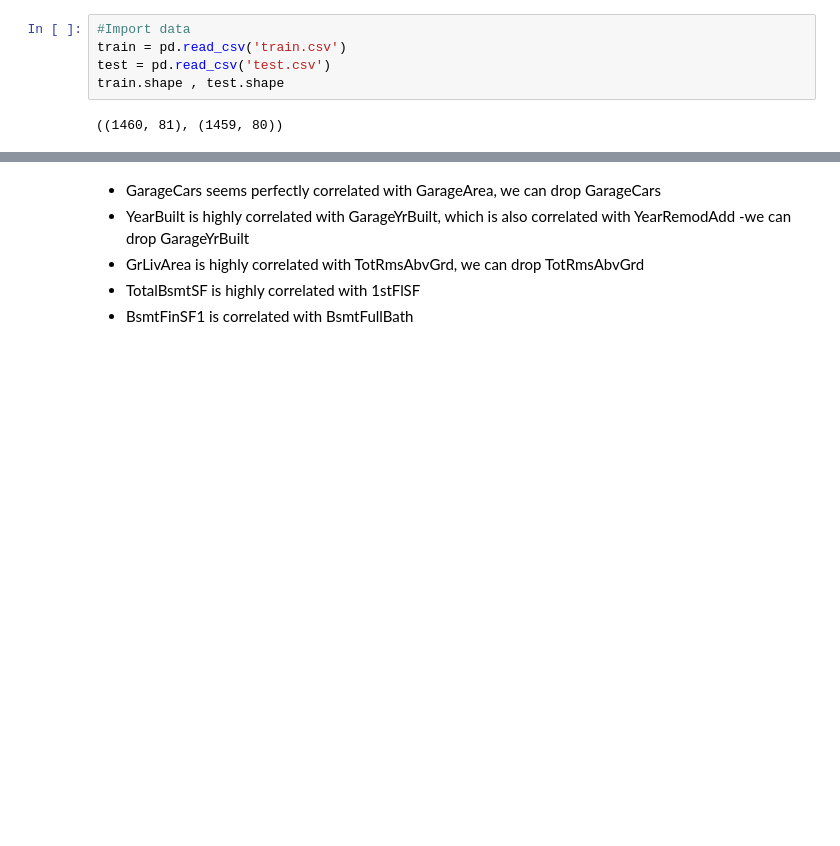
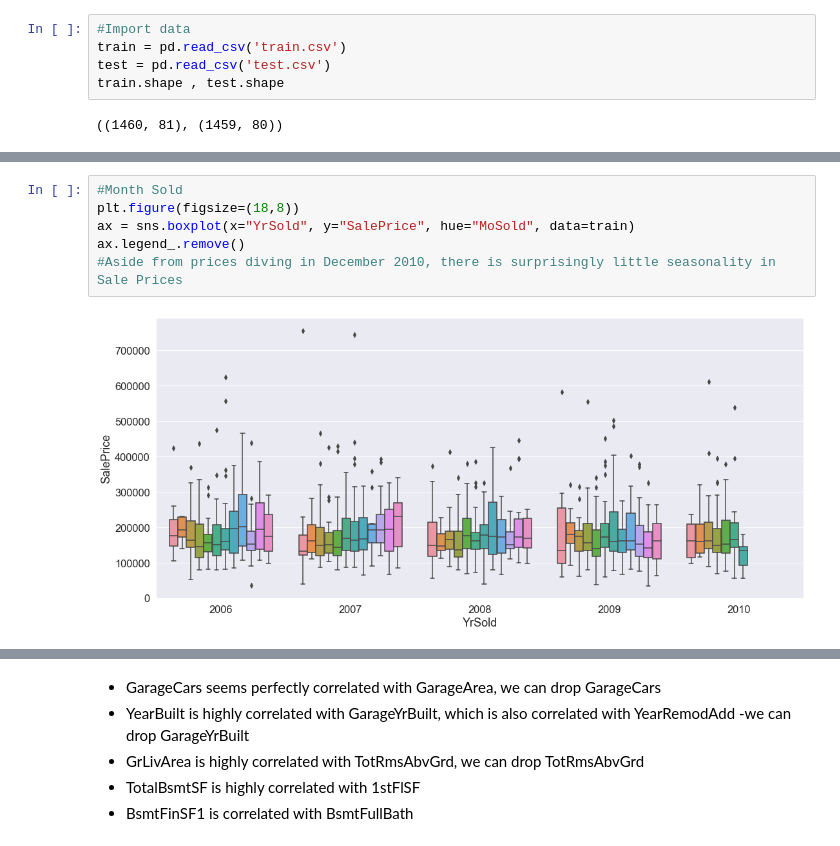
Before and after one commit to emilywang10/ameshousingML, a Jupyter notebook: Ames Housing ML.ipynb, the cells around one changed output, grey strips where cells are left out. Cells and saved outputs as stored; diff of their text form; blank space fills up the shorter version.

```diff
--- a/Ames Housing ML.ipynb
+++ b/Ames Housing ML.ipynb
@@ -30,0 +52,8 @@ train.sample(10)
+# %%
+#Month Sold
+plt.figure(figsize=(18,8))
+ax = sns.boxplot(x="YrSold", y="SalePrice", hue="MoSold", data=train)
+ax.legend_.remove()
+#Aside from prices diving in December 2010, there is surprisingly little seasonality in Sale Prices
+# %% [output]
+[figure, added]
```
Also changed, not shown: parts of 31 cells of this notebook.
